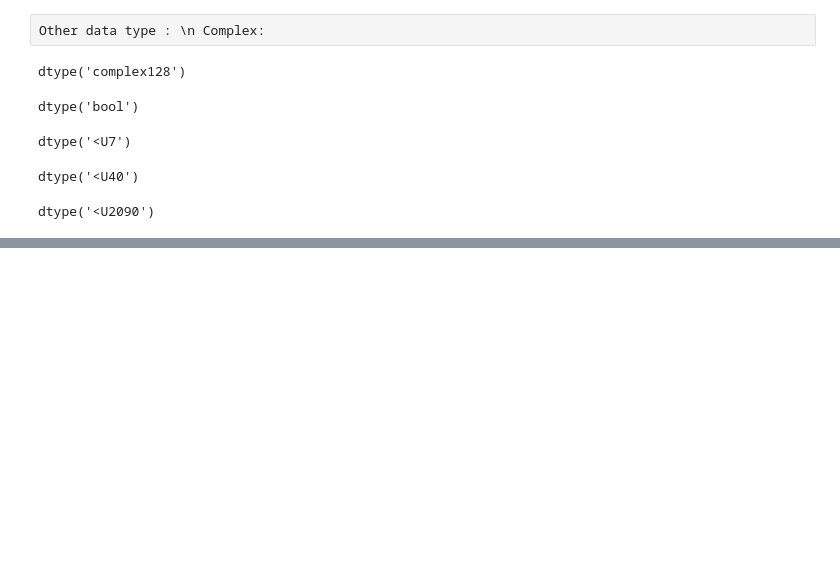
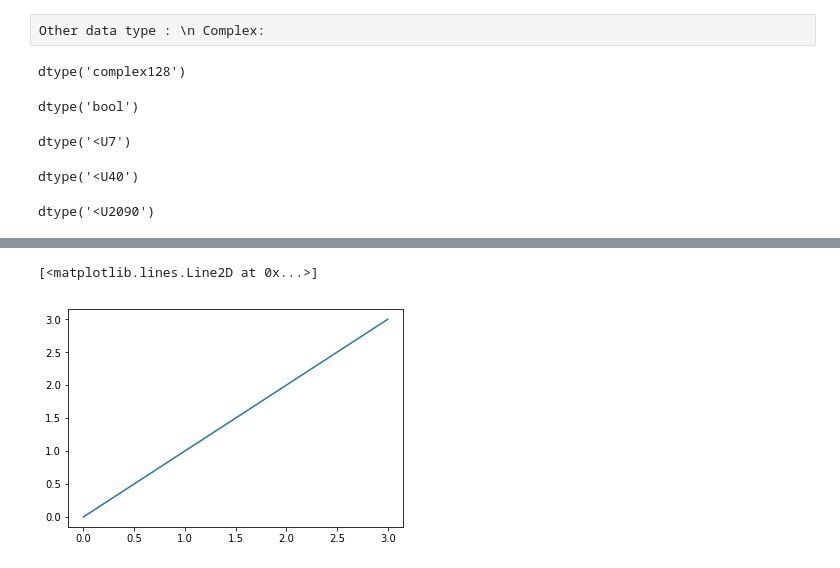
Before and after one commit to venkunikku/numpy_notebooks, a Jupyter notebook: 1.3.1. The NumPy array object.ipynb, the cells around one changed output, grey strips where cells are left out. Cells and saved outputs as stored; diff of their text form; code cells hidden in the pictures; blank space fills up the shorter version.

```diff
--- a/1.3.1. The NumPy array object.ipynb
+++ b/1.3.1. The NumPy array object.ipynb
@@ -378,0 +418,5 @@ dtype('<U2090')
+# %%
+plt.plot(x,y)
+# %% [output]
+[<matplotlib.lines.Line2D at 0x...>]
+[figure, added]
```
Also changed, not shown: parts of 47 cells of this notebook.
